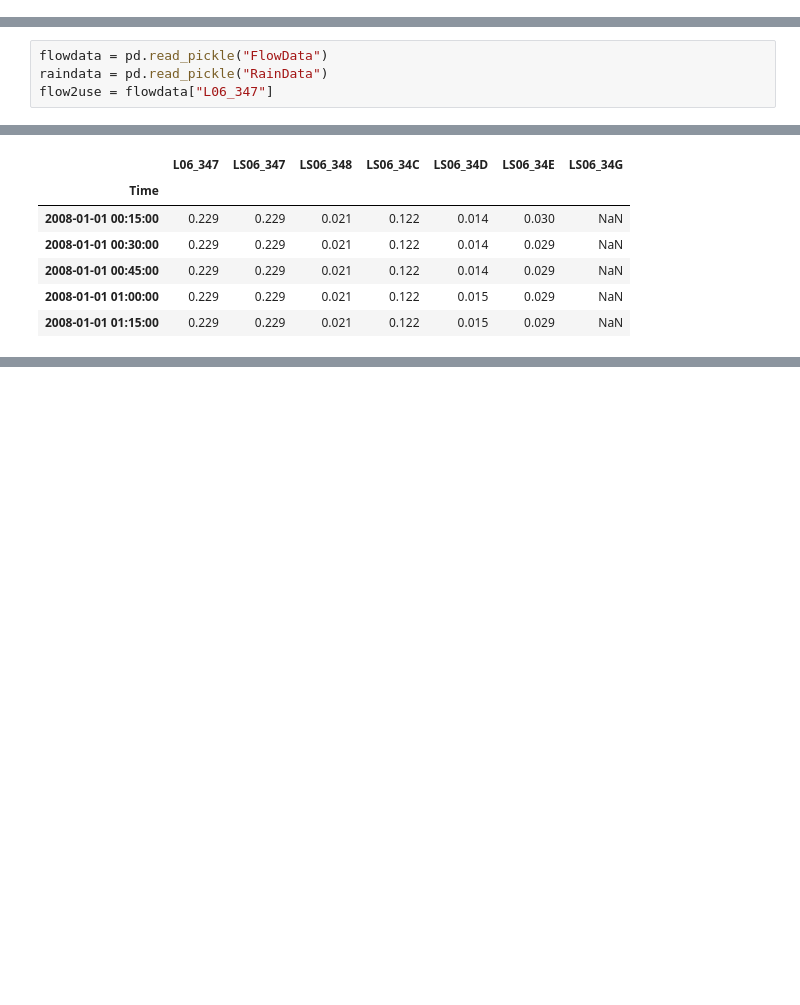
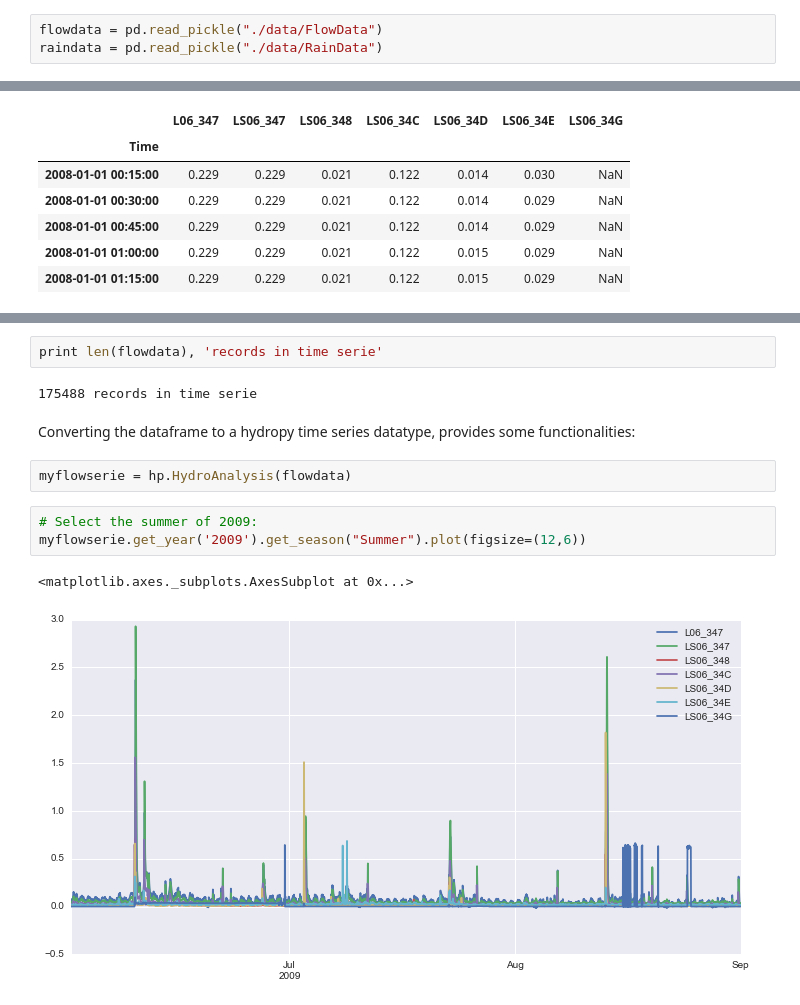
Before and after one commit to stijnvanhoey/hydropy, a Jupyter notebook: hydropy_tutorial.ipynb, the cells around one changed output, grey strips where cells are left out. Drawn from its saved outputs; the diff is of its cells as text; blank space fills up the shorter version.

```diff
--- a/hydropy_tutorial.ipynb
+++ b/hydropy_tutorial.ipynb
@@ -2,0 +16,3 @@
+# %%
+flowdata = pd.read_pickle("./data/FlowData")
+raindata = pd.read_pickle("./data/RainData")
@@ -11,4 +22,0 @@ from flowanalysis import HydroAnalysis
-# %%
-flowdata = pd.read_pickle("FlowData")
-raindata = pd.read_pickle("RainData")
-flow2use = flowdata["L06_347"]
@@ -51,0 +52,14 @@ temp2.summary()
+# %%
+print len(flowdata), 'records in time serie'
+# %% [output]
+175488 records in time serie
+# %% [markdown]
+Converting the dataframe to a hydropy time series datatype, provides some functionalities:
+# %%
+myflowserie = hp.HydroAnalysis(flowdata)
+# %%
+# Select the summer of 2009:
+myflowserie.get_year('2009').get_season("Summer").plot(figsize=(12,6))
+# %% [output]
+<matplotlib.axes._subplots.AxesSubplot at 0x...>
+[figure, added]
```
Also changed, not shown: parts of 66 cells of this notebook, 3 other files.
